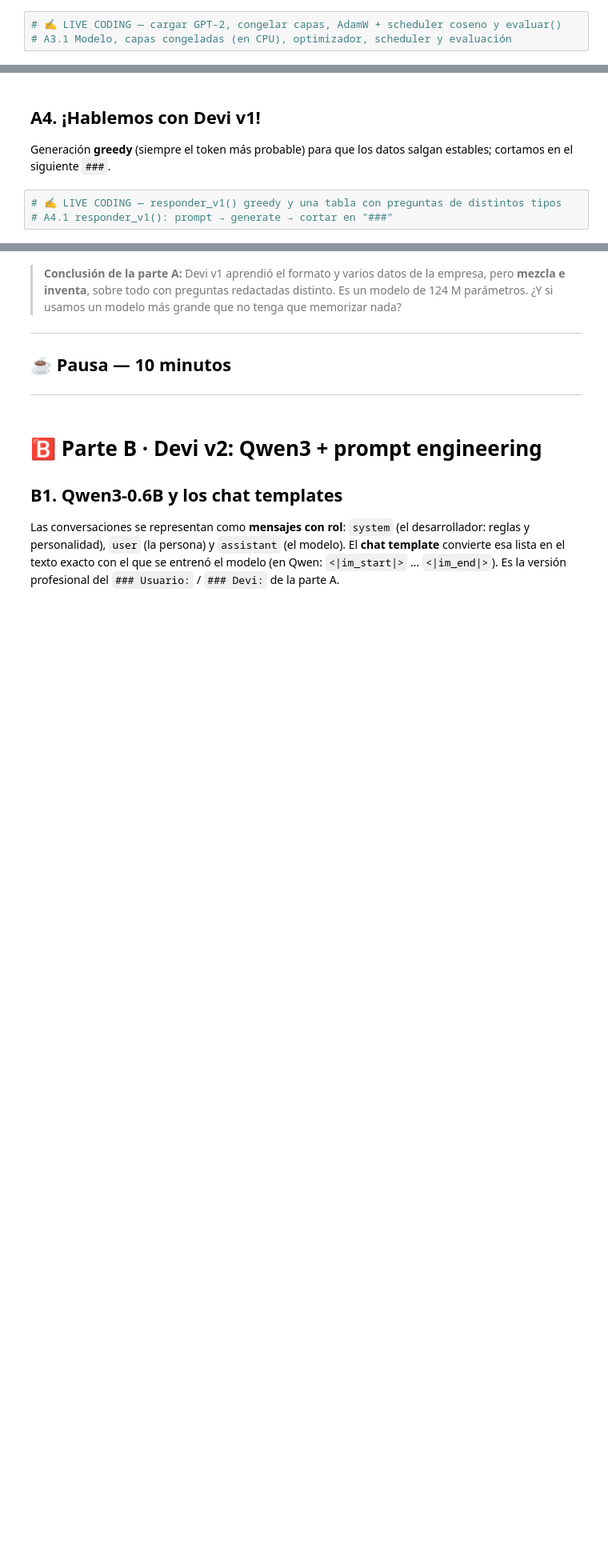
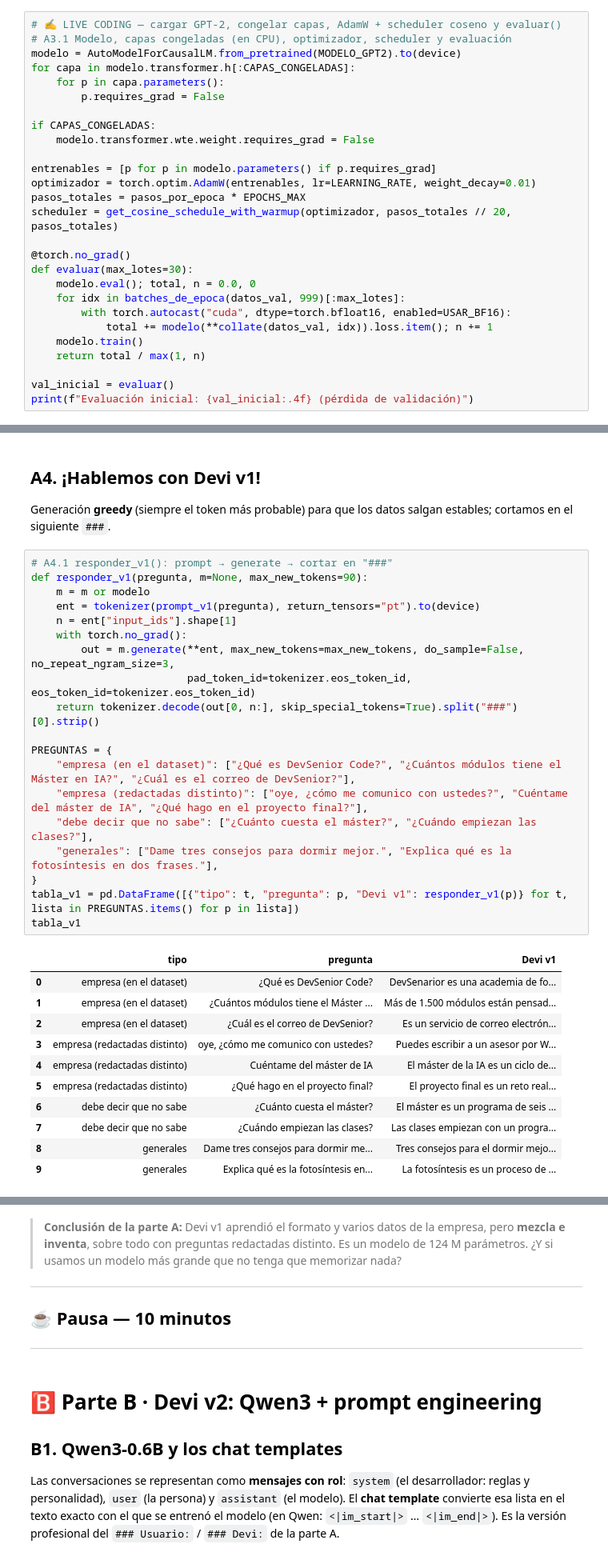
Before and after one commit to JuanDavidTriana/M6-Cientifico-Datos-IA-Aplicada-DevSeniorCode, a Jupyter notebook: Unidad 2/clase_03_ia_generativa_prompt_engineering/notebooks_estudiantes/Clase03_Devi_IA_Generativa_Prompt_Engineering_ESTUDIANTE.ipynb, the cells around one changed output, grey strips where cells are left out. Shown at 80% size. Drawn from its saved outputs; the diff is of its cells as text; blank space fills up the shorter version.

```diff
--- a/Unidad 2/clase_03_ia_generativa_prompt_engineering/notebooks_estudiantes/Clase03_Devi_IA_Generativa_Prompt_Engineering_ESTUDIANTE.ipynb
+++ b/Unidad 2/clase_03_ia_generativa_prompt_engineering/notebooks_estudiantes/Clase03_Devi_IA_Generativa_Prompt_Engineering_ESTUDIANTE.ipynb
@@ -170,3 +254,27 @@ Se detiene por lo primero que ocurra: **MINUTOS_MAX**, **EPOCHS_MAX** o **early
 # %%
 # ✍️ LIVE CODING — cargar GPT-2, congelar capas, AdamW + scheduler coseno y evaluar()
 # A3.1 Modelo, capas congeladas (en CPU), optimizador, scheduler y evaluación
+modelo = AutoModelForCausalLM.from_pretrained(MODELO_GPT2).to(device)
+for capa in modelo.transformer.h[:CAPAS_CONGELADAS]:
+    for p in capa.parameters():
+        p.requires_grad = False
+
+if CAPAS_CONGELADAS:
+    modelo.transformer.wte.weight.requires_grad = False
+
+entrenables = [p for p in modelo.parameters() if p.requires_grad]
+optimizador = torch.optim.AdamW(entrenables, lr=LEARNING_RATE, weight_decay=0.01)
+pasos_totales = pasos_por_epoca * EPOCHS_MAX
+scheduler = get_cosine_schedule_with_warmup(optimizador, pasos_totales // 20, pasos_totales)
+
+@torch.no_grad()
+def evaluar(max_lotes=30):
+    modelo.eval(); total, n = 0.0, 0
+    for idx in batches_de_epoca(datos_val, 999)[:max_lotes]:
+        with torch.autocast("cuda", dtype=torch.bfloat16, enabled=USAR_BF16):
+            total += modelo(**collate(datos_val, idx)).loss.item(); n += 1
+    modelo.train()
+    return total / max(1, n)
+
+val_inicial = evaluar()
+print(f"Evaluación inicial: {val_inicial:.4f} (pérdida de validación)")
@@ -189,8 +340,36 @@ print("✓ Devi v1 guardada en", DIR_DEVI_V1.resolve())
 ## A4. ¡Hablemos con Devi v1!
 Generación **greedy** (siempre el token más probable) para que los datos salgan estables; cortamos en el siguiente `###`.
 # %%
-# ✍️ LIVE CODING — responder_v1() greedy y una tabla con preguntas de distintos tipos
 # A4.1 responder_v1(): prompt → generate → cortar en "###"
+def responder_v1(pregunta, m=None, max_new_tokens=90):
+    m = m or modelo
+    ent = tokenizer(prompt_v1(pregunta), return_tensors="pt").to(device)
+    n = ent["input_ids"].shape[1]
+    with torch.no_grad():
+        out = m.generate(**ent, max_new_tokens=max_new_tokens, do_sample=False, no_repeat_ngram_size=3,
+                         pad_token_id=tokenizer.eos_token_id, eos_token_id=tokenizer.eos_token_id)
+    return tokenizer.decode(out[0, n:], skip_special_tokens=True).split("###")[0].strip()
+
+PREGUNTAS = {
+    "empresa (en el dataset)": ["¿Qué es DevSenior Code?", "¿Cuántos módulos tiene el Máster en IA?", "¿Cuál es el correo de DevSenior?"],
+    "empresa (redactadas distinto)": ["oye, ¿cómo me comunico con ustedes?", "Cuéntame del máster de IA", "¿Qué hago en el proyecto final?"],
+    "debe decir que no sabe": ["¿Cuánto cuesta el máster?", "¿Cuándo empiezan las clases?"],
+    "generales": ["Dame tres consejos para dormir mejor.", "Explica qué es la fotosíntesis en dos frases."],
+}
+tabla_v1 = pd.DataFrame([{"tipo": t, "pregunta": p, "Devi v1": responder_v1(p)} for t, lista in PREGUNTAS.items() for p in lista])
+tabla_v1
+# %% [output]
+|  | tipo | pregunta | Devi v1 |
+| 0 | empresa (en el dataset) | ¿Qué es DevSenior Code? | DevSenarior es una academia de fo... |
+| 1 | empresa (en el dataset) | ¿Cuántos módulos tiene el Máster ... | Más de 1.500 módulos están pensad... |
+| 2 | empresa (en el dataset) | ¿Cuál es el correo de DevSenior? | Es un servicio de correo electrón... |
+| 3 | empresa (redactadas distinto) | oye, ¿cómo me comunico con ustedes? | Puedes escribir a un asesor por W... |
+| 4 | empresa (redactadas distinto) | Cuéntame del máster de IA | El máster de la IA es un ciclo de... |
+| 5 | empresa (redactadas distinto) | ¿Qué hago en el proyecto final? | El proyecto final es un reto real... |
+| 6 | debe decir que no sabe | ¿Cuánto cuesta el máster? | El máster es un programa de seis ... |
+| 7 | debe decir que no sabe | ¿Cuándo empiezan las clases? | Las clases empiezan con un progra... |
+| 8 | generales | Dame tres consejos para dormir me... | Tres consejos para el dormir mejo... |
+| 9 | generales | Explica qué es la fotosíntesis en... | La fotosíntesis es un proceso de ... |
 # %%
 # ✍️ LIVE CODING — para cada tema: primera pregunta → respuesta → % de palabras oficiales presentes
 # A4.2 ¿Cuánto memorizó? Cobertura de palabras de la respuesta oficial en cada tema
```
Also changed, not shown: parts of 13 cells of this notebook, 4 other files.
